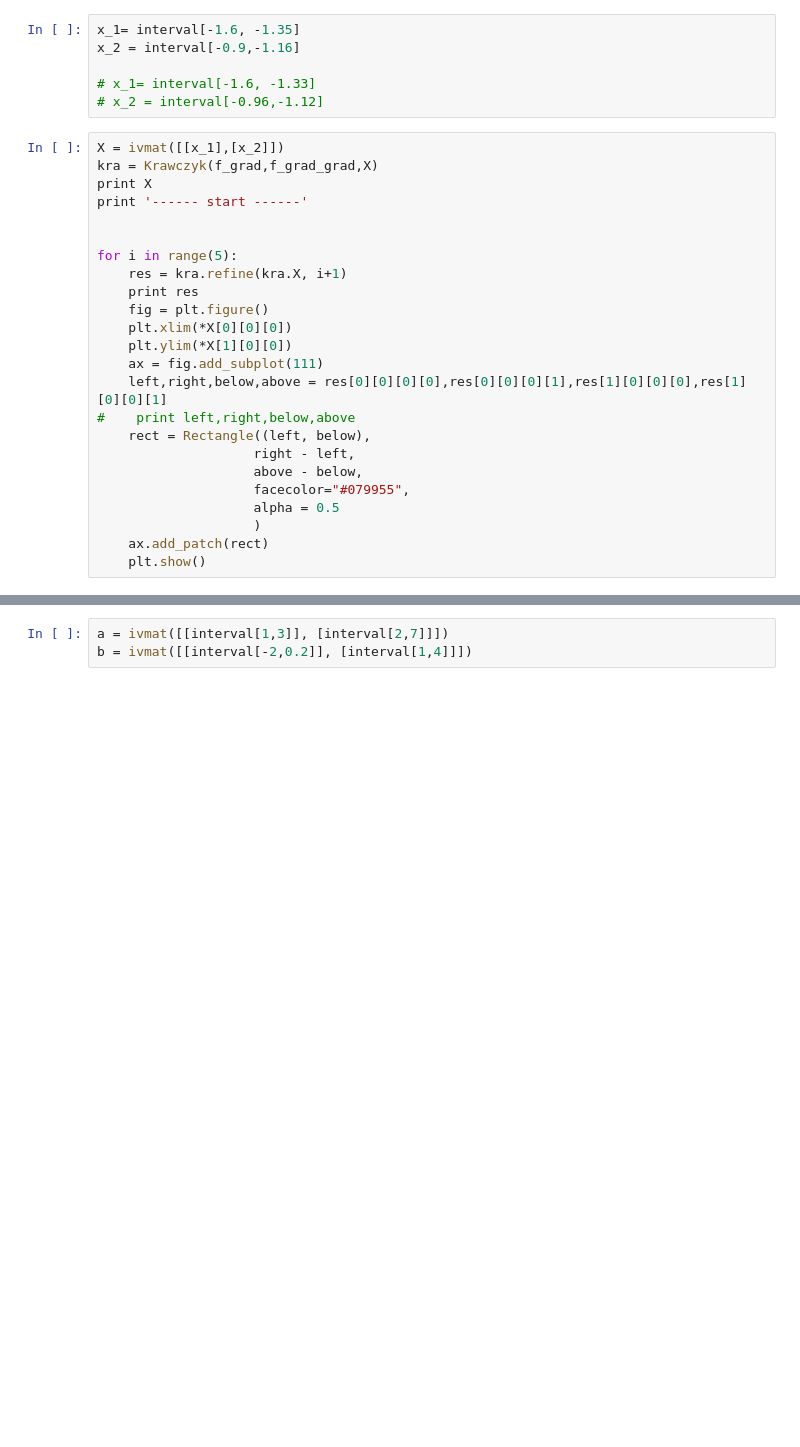
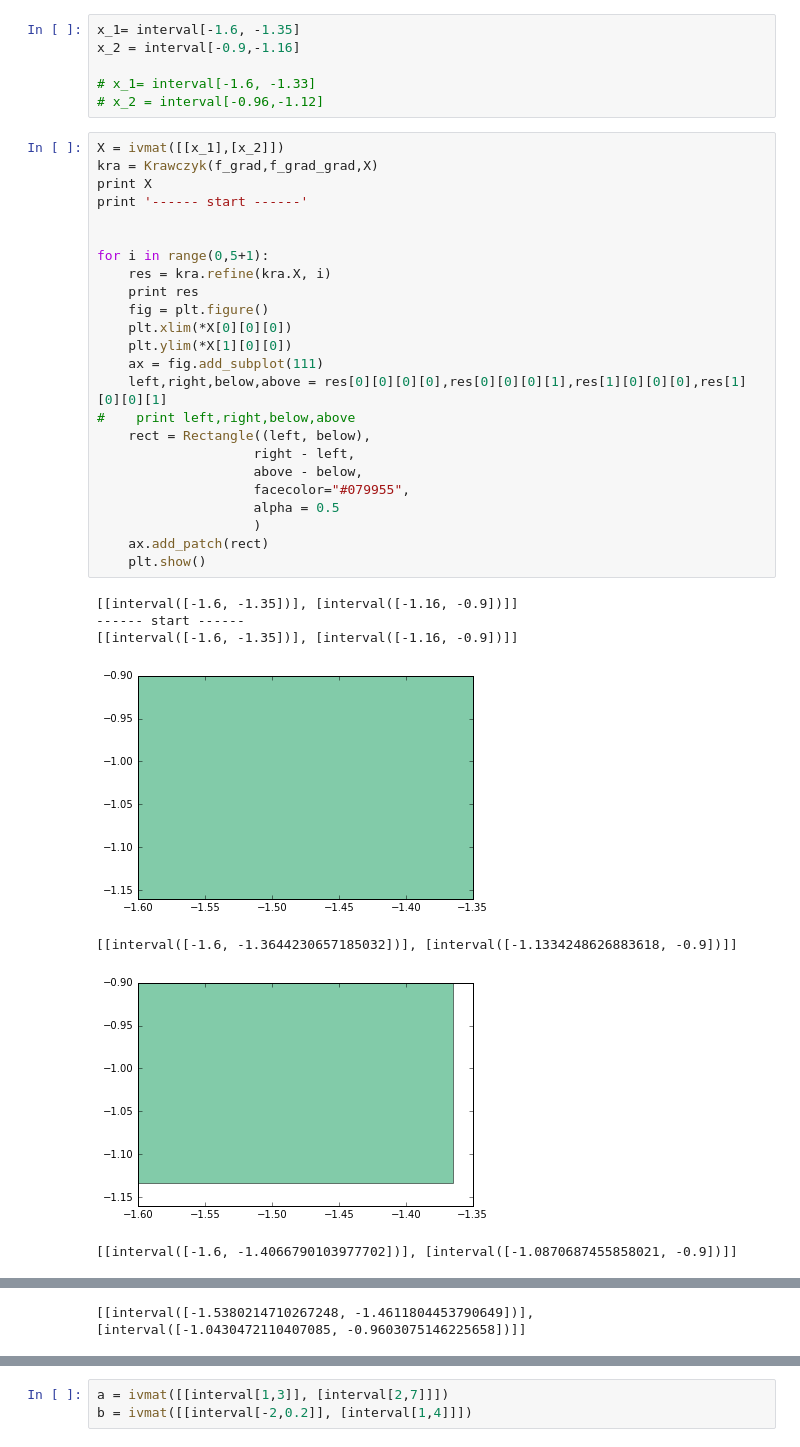
Before and after one commit to tkda-h3/interval-newton-method, a Jupyter notebook: nn-output-optimization.ipynb, the cells around one changed output, grey strips where cells are left out. Saved outputs shown, nothing was run; the diff lists cells and outputs as text; blank space fills up the shorter version.

```diff
--- a/nn-output-optimization.ipynb
+++ b/nn-output-optimization.ipynb
@@ -147,24 +170,32 @@ x_2 = interval[-0.9,-1.16]
 # %%
 X = ivmat([[x_1],[x_2]])
 kra = Krawczyk(f_grad,f_grad_grad,X)
 print X
 print '------ start ------'
 
 
-for i in range(5):
-    res = kra.refine(kra.X, i+1)
+for i in range(0,5+1):
+    res = kra.refine(kra.X, i)
     print res
     fig = plt.figure()
     plt.xlim(*X[0][0][0])
     plt.ylim(*X[1][0][0])
     ax = fig.add_subplot(111)
     left,right,below,above = res[0][0][0][0],res[0][0][0][1],res[1][0][0][0],res[1][0][0][1]
 #    print left,right,below,above
     rect = Rectangle((left, below),
                     right - left,
                     above - below,
                     facecolor="#079955",
                     alpha = 0.5
                     )
     ax.add_patch(rect)
     plt.show()
+# %% [output]
+[[interval([-1.6, -1.35])], [interval([-1.16, -0.9])]]
+------ start ------
+[[interval([-1.6, -1.35])], [interval([-1.16, -0.9])]]
+[figure, added]
+[[interval([-1.6, -1.3644230657185032])], [interval([-1.1334248626883618, -0.9])]]
+[figure, added]
+[[interval([-1.6, -1.4066790103977702])], [interval([-1.0870687455858021, -0.9])]]
@@ -170,0 +203 @@ for i in range(5):
+[[interval([-1.5380214710267248, -1.4611804453790649])], [interval([-1.0430472110407085, -0.9603075146225658])]]
```
Also changed, not shown: parts of 7 cells of this notebook, 1 other file.
